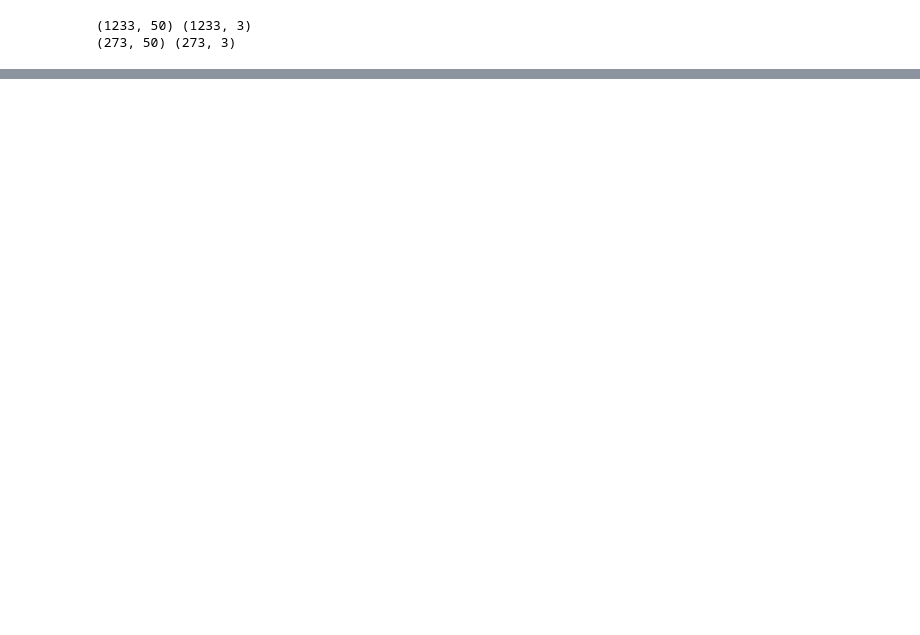
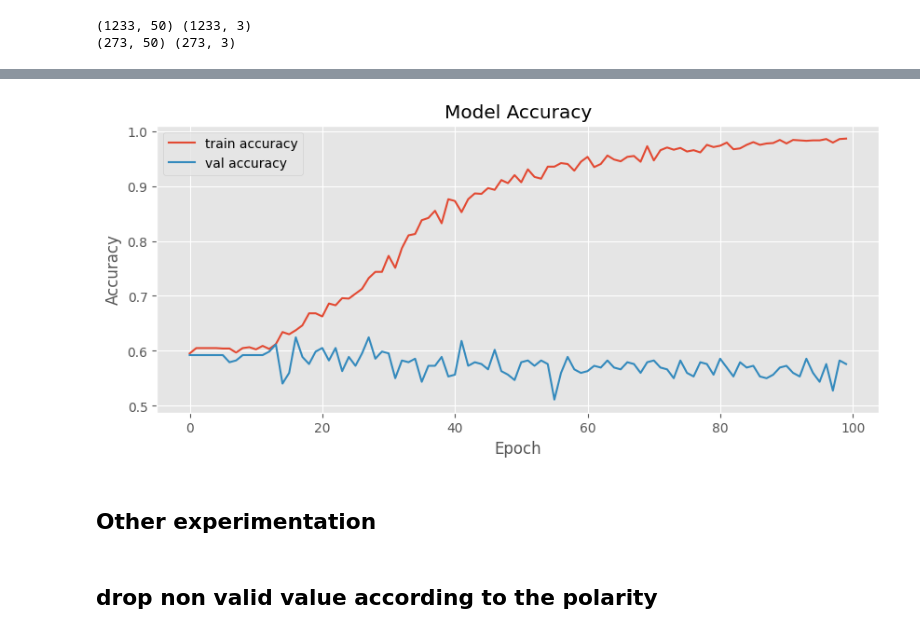
Before and after one commit to shabir67/sentiment_analysis_presidential_election_2019, a Jupyter notebook: sentiment_analaysis.ipynb, the cells around one changed output, grey strips where cells are left out. Drawn from its saved outputs; the diff is of its cells as text; code cells hidden in the pictures; blank space fills up the shorter version.

```diff
--- a/sentiment_analaysis.ipynb
+++ b/sentiment_analaysis.ipynb
@@ -534,10 +501,0 @@ plt.show()
-# %%
-def create_model(embed_dim = 16, hidden_unit = 16, dropout_rate = 0.2, optimizers = RMSprop, learning_rate = 0.001):
-    model = Sequential()
-    model.add(Embedding(input_dim = MAX_FEATURES, output_dim = embed_dim, input_length = X_train.shape[1]))
-    model.add(LSTM(units = hidden_unit, activation = 'tanh'))
-    model.add(Dropout(dropout_rate))
-    model.add(Dense(units = 3, activation = 'softmax'))
-    model.compile(loss = 'sparse_categorical_crossentropy', optimizer = optimizers(learning_rate = learning_rate), metrics = ['accuracy', f1_m, precision_m, recall_m])
-    print(model.summary())
-    return model
@@ -604,0 +532,12 @@ Total elapsed time: 00h 00m 01s
+# %%
+model = create_model()
+# Compile model
+model.compile(loss='categorical_crossentropy', optimizer=sgd,
+               metrics=['accuracy',f1_m, precision_m, recall_m])
+
+# Train model
+
+batch_size = 32
+history = model.fit(X_train, y_train,
+                      validation_data=(X_val, y_val),
+                      batch_size=batch_size, epochs=epochs, verbose=2)
@@ -604,0 +562,15 @@ Total elapsed time: 00h 00m 01s
+# %%
+fig, ax = plt.subplots(figsize = (10, 4))
+ax.plot(history.history['accuracy'], label = 'train accuracy')
+ax.plot(history.history['val_accuracy'], label = 'val accuracy')
+ax.set_title('Model Accuracy')
+ax.set_xlabel('Epoch')
+ax.set_ylabel('Accuracy')
+ax.legend(loc = 'upper left')
+plt.show()
+# %% [output]
+[figure, added]
+# %% [markdown]
+## Other experimentation
+# %% [markdown]
+## drop non valid value according to the polarity
```
Also changed, not shown: parts of 57 cells of this notebook, 1 other file.
